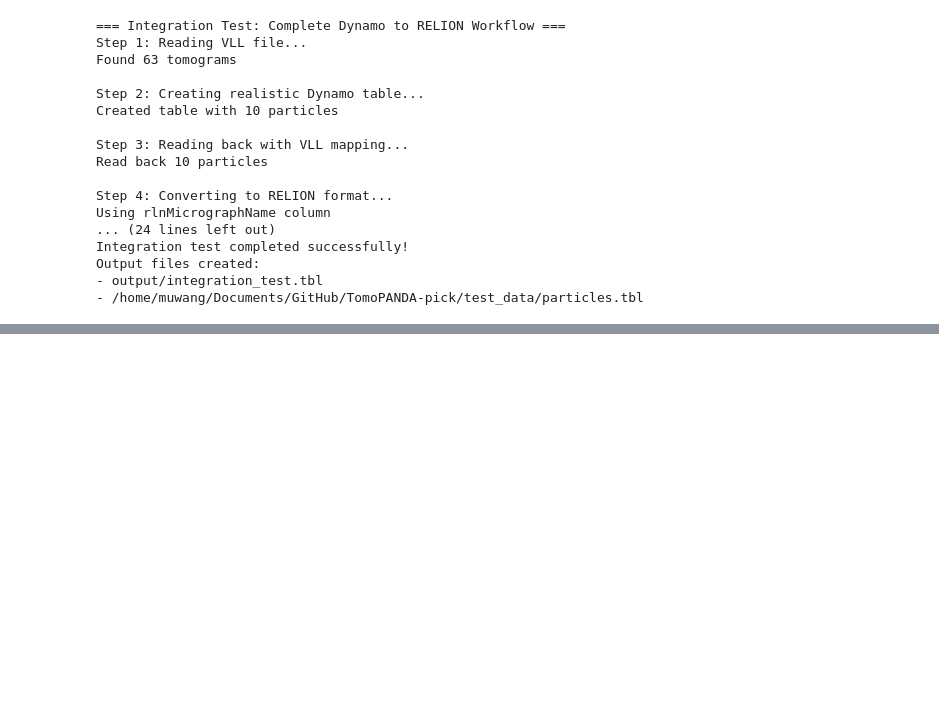
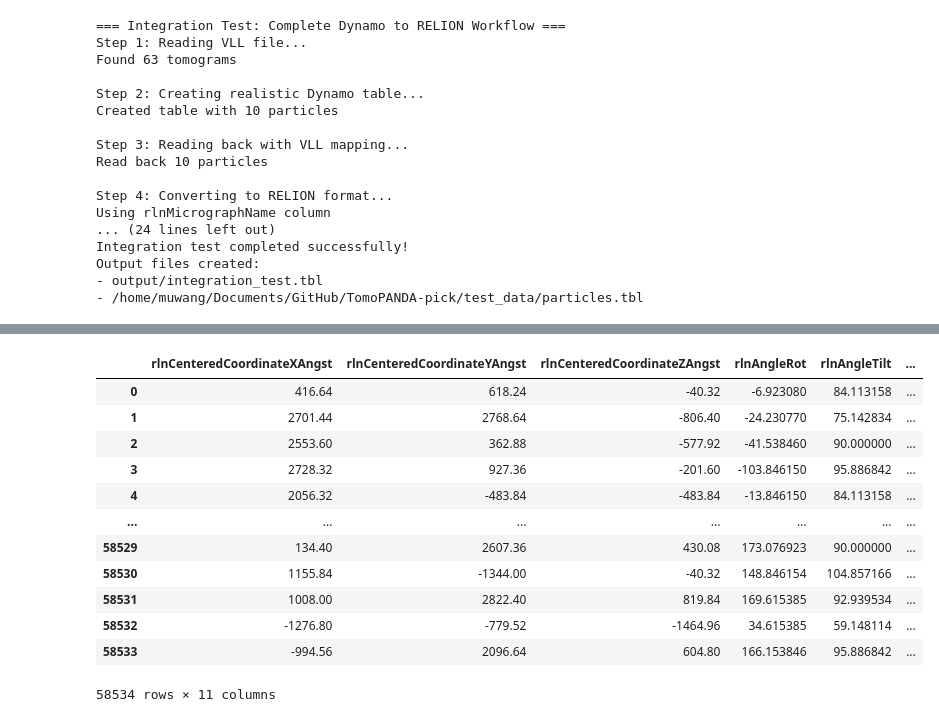
Before and after one commit to GiantFurosemide/TomoPANDA-pick, a Jupyter notebook: notebooks/test_io_dynamo.ipynb, the cells around one changed output, grey strips where cells are left out. Drawn from its saved outputs; the diff is of its cells as text; code cells hidden in the pictures; blank space fills up the shorter version.

```diff
--- a/notebooks/test_io_dynamo.ipynb
+++ b/notebooks/test_io_dynamo.ipynb
@@ -357,0 +397,16 @@ Output files created:
+# %%
+df_star
+# %% [output]
+|  | rlnCenteredCoordinateXAngst | rlnCenteredCoordinateYAngst | rlnCenteredCoordinateZAngst | rlnAngleRot | rlnAngleTilt | ... |
+| 0 | 416.64 | 618.24 | -40.32 | -6.923080 | 84.113158 | ... |
+| 1 | 2701.44 | 2768.64 | -806.40 | -24.230770 | 75.142834 | ... |
+| 2 | 2553.60 | 362.88 | -577.92 | -41.538460 | 90.000000 | ... |
+| 3 | 2728.32 | 927.36 | -201.60 | -103.846150 | 95.886842 | ... |
+| 4 | 2056.32 | -483.84 | -483.84 | -13.846150 | 84.113158 | ... |
+| ... | ... | ... | ... | ... | ... | ... |
+| 58529 | 134.40 | 2607.36 | 430.08 | 173.076923 | 90.000000 | ... |
+| 58530 | 1155.84 | -1344.00 | -40.32 | 148.846154 | 104.857166 | ... |
+| 58531 | 1008.00 | 2822.40 | 819.84 | 169.615385 | 92.939534 | ... |
+| 58532 | -1276.80 | -779.52 | -1464.96 | 34.615385 | 59.148114 | ... |
+| 58533 | -994.56 | 2096.64 | 604.80 | 166.153846 | 95.886842 | ... |
+58534 rows × 11 columns
```
Also changed, not shown: parts of 6 cells of this notebook.
